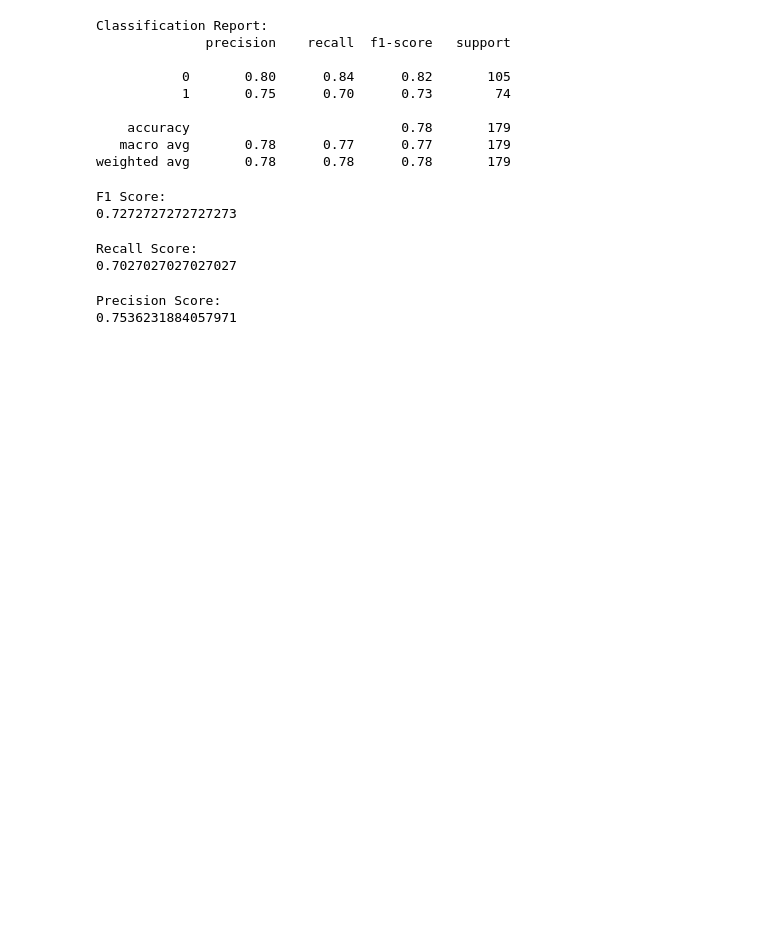
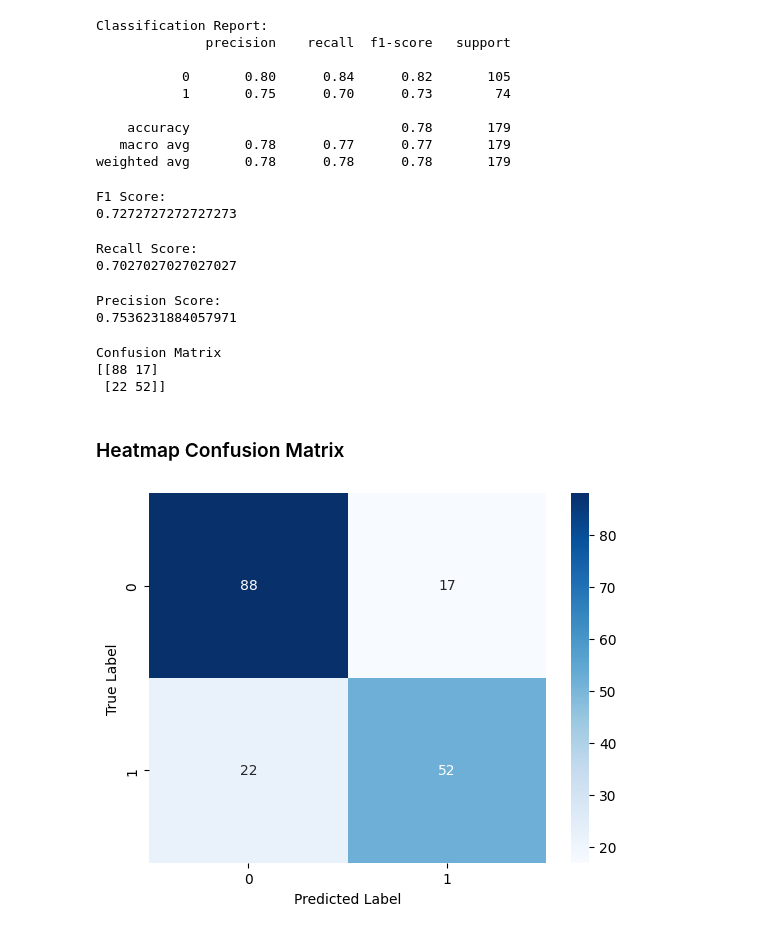
Before and after one commit to NadirAliOfficial/Data-Science-Course-IBA, a Jupyter notebook: practice/d7_MidExam_Practice.ipynb, the cells around one changed output. Drawn from its saved outputs; the diff is of its cells as text; code cells hidden in the pictures; blank space fills up the shorter version.

Commit message:
tests

```diff
--- a/practice/d7_MidExam_Practice.ipynb
+++ b/practice/d7_MidExam_Practice.ipynb
@@ -380,6 +380,8 @@ c_r = classification_report(y_test, y_pred)
 f1 = f1_score(y_test, y_pred)
 r_s = recall_score(y_test, y_pred)
 p_s = precision_score(y_test, y_pred)
+c_m = confusion_matrix(y_test, y_pred)
+
 
 print(f"Classification Report:\n{c_r}")
 # %% [output]
@@ -407,3 +409,23 @@ print(f'Precision Score:\n{p_s}')
 # %% [output]
 Precision Score:
 0.7536231884057971
+# %%
+print(f"Confusion Matrix\n{c_m}")
+# %% [output]
+Confusion Matrix
+[[88 17]
+ [22 52]]
+# %% [markdown]
+### Heatmap Confusion Matrix
+# %%
+
+import seaborn as sns
+
+sns.heatmap(c_m, annot=True, fmt='d', cmap='Blues')
+
+# plt.title()
+plt.xlabel("Predicted Label")
+plt.ylabel("True Label")
+plt.show()
+# %% [output]
+[figure, added]
```
Also changed, not shown: parts of 24 cells of this notebook.
